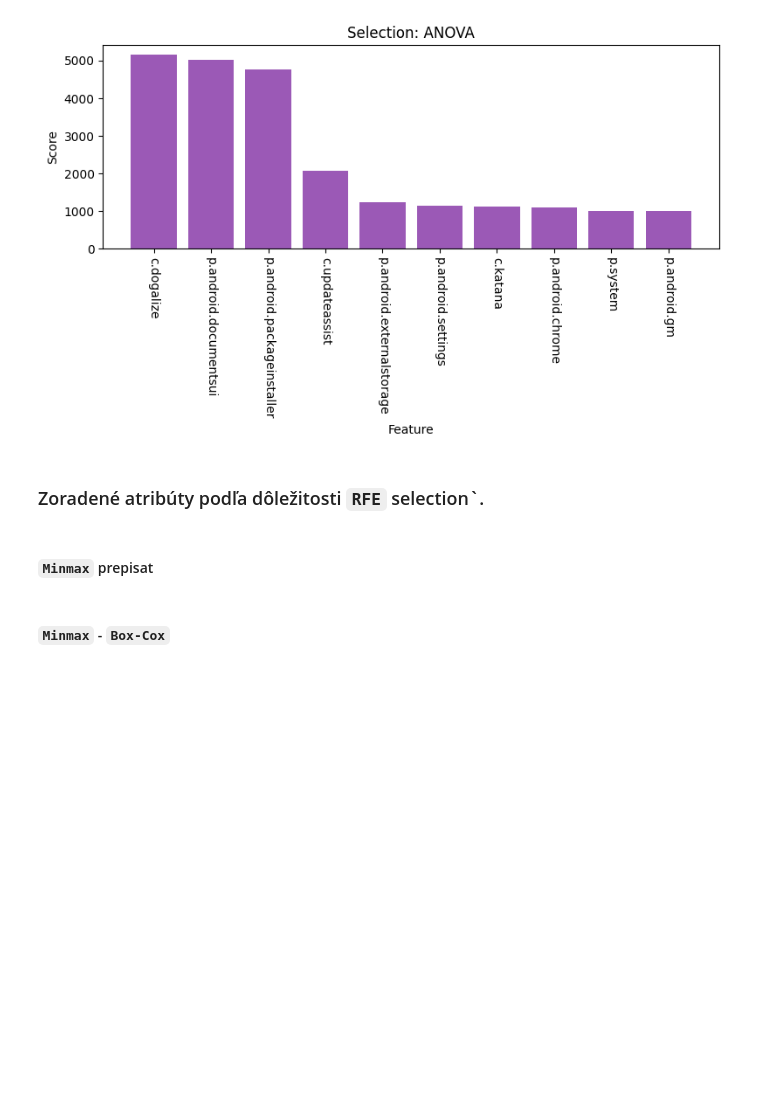
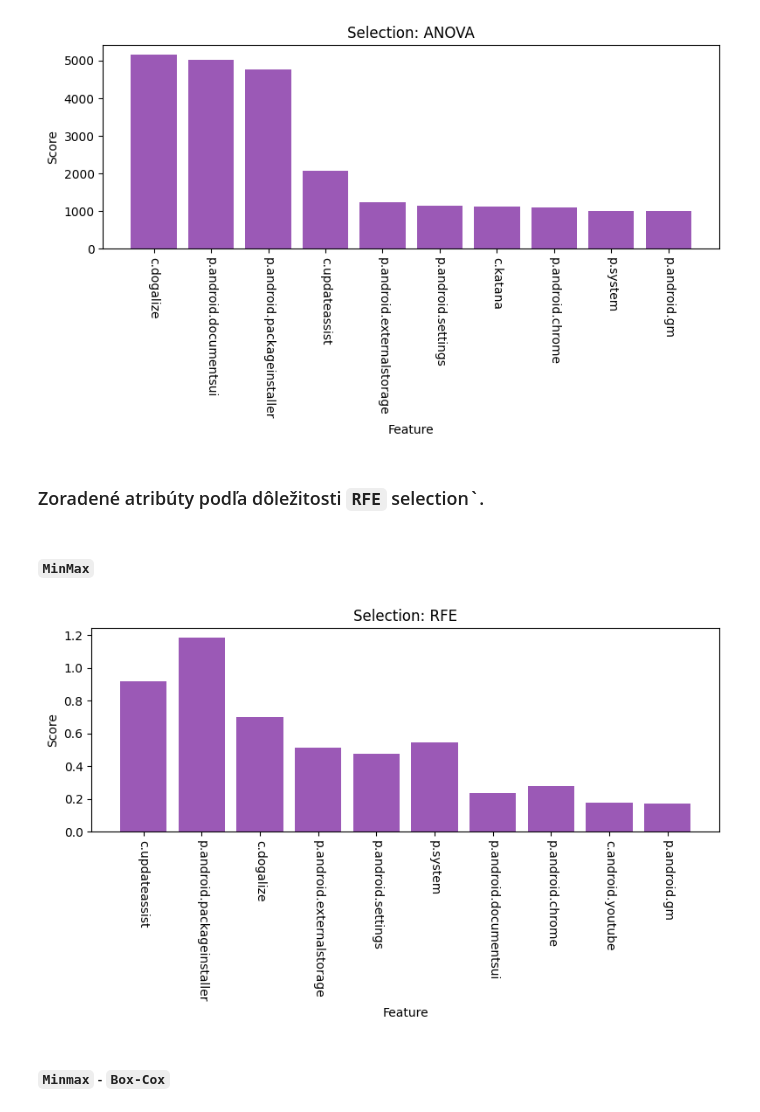
Before and after one commit to Mmathieus/IAU-project, a Jupyter notebook: zadanie2.ipynb, the cells around one changed output. Cells and saved outputs as stored; diff of their text form; code cells hidden in the pictures; blank space fills up the shorter version.

```diff
--- a/zadanie2.ipynb
+++ b/zadanie2.ipynb
@@ -631,2 +639,2 @@ def apply_selection_rfe(df):
 # %%
-# rfe_minmax_features, rfe_minmax_scores = apply_selection_rfe(df=X_train_minmax)
+rfe_minmax_features, rfe_minmax_scores = apply_selection_rfe(df=X_train_minmax)
@@ -781,10 +802,12 @@ compare_feature_scores(attributes=anova_standard_yeo_features, score=anova_stand
 # %% [markdown]
 #
 ### Zoradené atribúty podľa dôležitosti `RFE` selection`.
-# %% [markdown]
-#### `Minmax` prepisat
+# %% [markdown]
+#### `MinMax`
 # %%
-# compare_feature_scores(attributes=rfe_minmax_features, score=rfe_minmax_scores, selection="RFE")
+compare_feature_scores(attributes=rfe_minmax_features, score=rfe_minmax_scores, selection="RFE")
+# %% [output]
+[figure, added]
 # %% [markdown]
 #### `Minmax` - `Box-Cox`
 # %%
```
Also changed, not shown: parts of 26 cells of this notebook, 2 other files.
